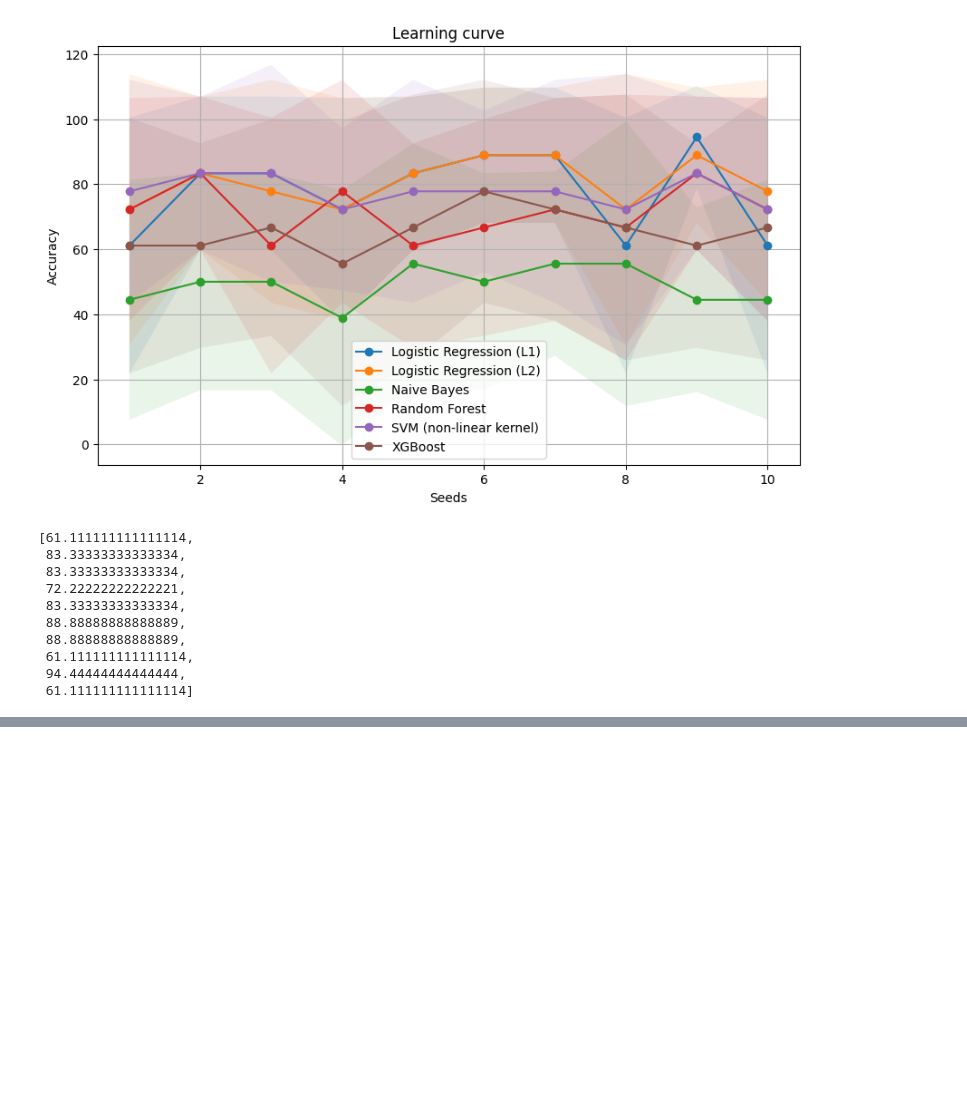
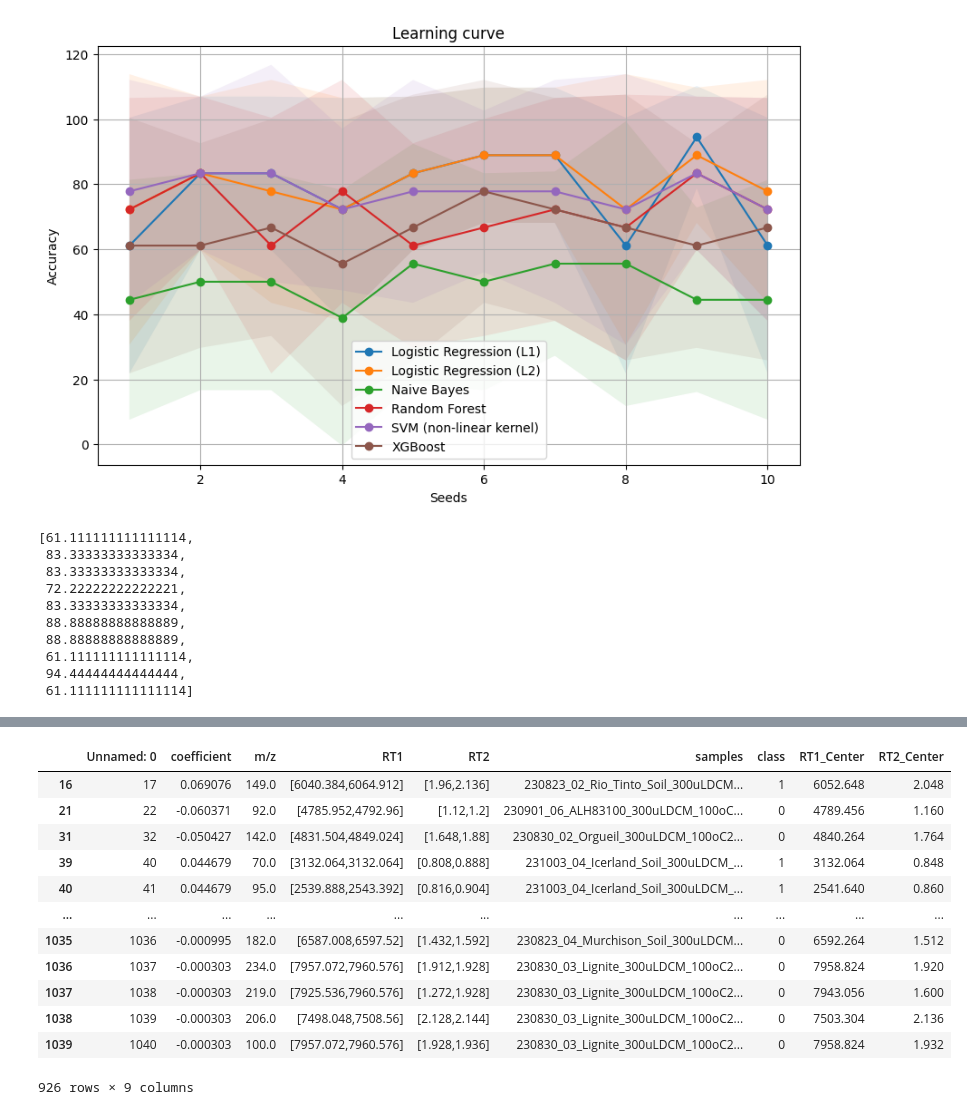
Before and after one commit to daniel-saeedi/Chromalyzer, a Jupyter notebook: test.ipynb, the cells around one changed output, grey strips where cells are left out. Saved outputs shown, nothing was run; the diff lists cells and outputs as text; code cells hidden in the pictures; blank space fills up the shorter version.

```diff
--- a/test.ipynb
+++ b/test.ipynb
@@ -397,0 +447,19 @@ accuracies[0]
+# %%
+found = df[(df['RT1_Center'] > rt1 - 10) & (df['RT1_Center'] < rt1 + 10) & (df['RT2_Center'] > rt2 - 0.8) & (df['RT2_Center'] < rt2 + 0.8)].index
+df = df.drop(found)
+# %%
+df
+# %% [output]
+|  | Unnamed: 0 | coefficient | m/z | RT1 | RT2 | samples | class | RT1_Center | RT2_Center |
+| 16 | 17 | 0.069076 | 149.0 | [6040.384,6064.912] | [1.96,2.136] | 230823_02_Rio_Tinto_Soil_300uLDCM... | 1 | 6052.648 | 2.048 |
+| 21 | 22 | -0.060371 | 92.0 | [4785.952,4792.96] | [1.12,1.2] | 230901_06_ALH83100_300uLDCM_100oC... | 0 | 4789.456 | 1.160 |
+| 31 | 32 | -0.050427 | 142.0 | [4831.504,4849.024] | [1.648,1.88] | 230830_02_Orgueil_300uLDCM_100oC2... | 0 | 4840.264 | 1.764 |
+| 39 | 40 | 0.044679 | 70.0 | [3132.064,3132.064] | [0.808,0.888] | 231003_04_Icerland_Soil_300uLDCM_... | 1 | 3132.064 | 0.848 |
+| 40 | 41 | 0.044679 | 95.0 | [2539.888,2543.392] | [0.816,0.904] | 231003_04_Icerland_Soil_300uLDCM_... | 1 | 2541.640 | 0.860 |
+| ... | ... | ... | ... | ... | ... | ... | ... | ... | ... |
+| 1035 | 1036 | -0.000995 | 182.0 | [6587.008,6597.52] | [1.432,1.592] | 230823_04_Murchison_Soil_300uLDCM... | 0 | 6592.264 | 1.512 |
+| 1036 | 1037 | -0.000303 | 234.0 | [7957.072,7960.576] | [1.912,1.928] | 230830_03_Lignite_300uLDCM_100oC2... | 0 | 7958.824 | 1.920 |
+| 1037 | 1038 | -0.000303 | 219.0 | [7925.536,7960.576] | [1.272,1.928] | 230830_03_Lignite_300uLDCM_100oC2... | 0 | 7943.056 | 1.600 |
+| 1038 | 1039 | -0.000303 | 206.0 | [7498.048,7508.56] | [2.128,2.144] | 230830_03_Lignite_300uLDCM_100oC2... | 0 | 7503.304 | 2.136 |
+| 1039 | 1040 | -0.000303 | 100.0 | [7957.072,7960.576] | [1.928,1.936] | 230830_03_Lignite_300uLDCM_100oC2... | 0 | 7958.824 | 1.932 |
+926 rows × 9 columns
```
Also changed, not shown: parts of 3 cells of this notebook, 14 other files.
